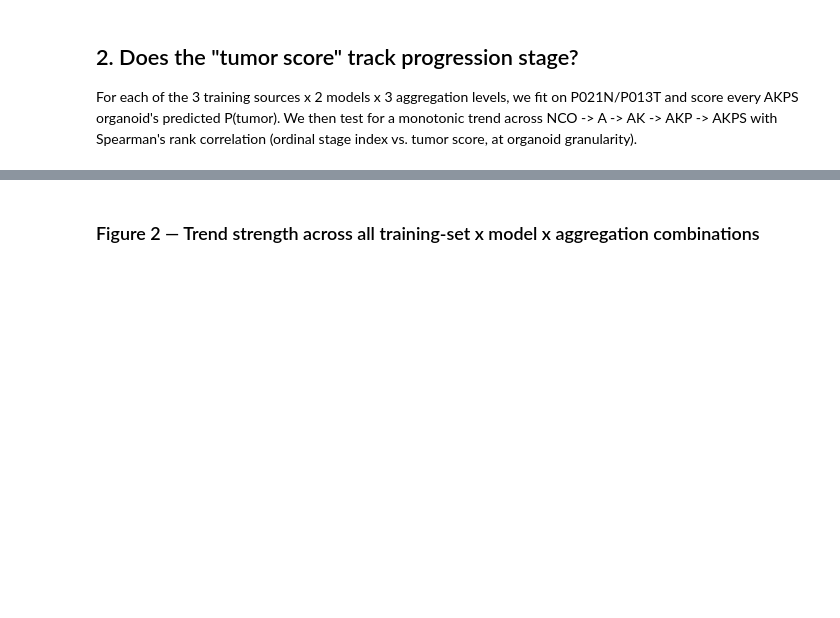
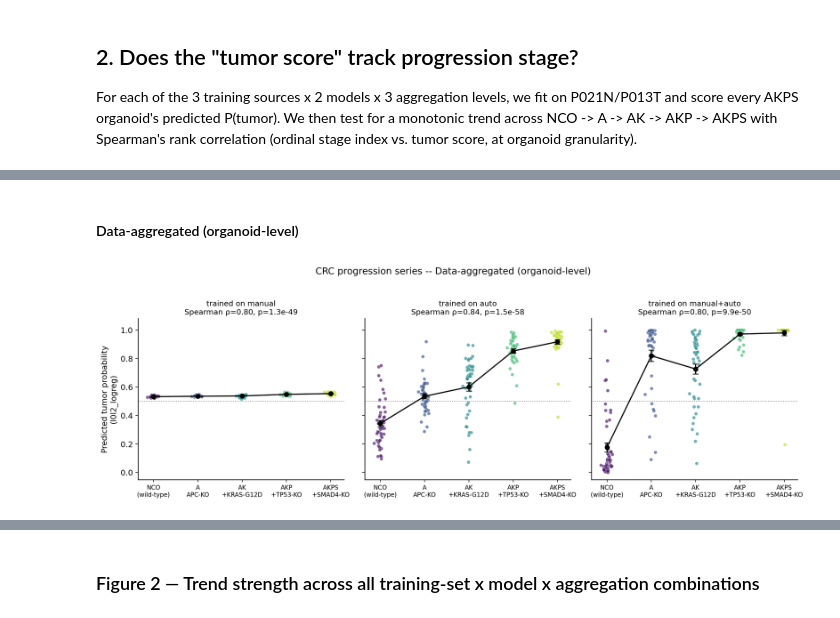
Before and after one commit to mario-koddenbrock/organoid_segmentation, a Jupyter notebook: notebooks/akps_progression.ipynb, the cells around one changed output, grey strips where cells are left out. Cells and saved outputs as stored; diff of their text form; code cells hidden in the pictures; blank space fills up the shorter version.

```diff
--- a/notebooks/akps_progression.ipynb
+++ b/notebooks/akps_progression.ipynb
@@ -145,0 +145,6 @@ organoids per line, or a dedicated ordinal model) to confirm.
+# %% [markdown]
+#### Data-aggregated (organoid-level)
+# %%
+display(Image(filename=str(RESULTS_DIR / 'akps_trend_plot_organoid_data_agg.png')))
+# %% [output]
+[figure, added]
```
Also changed, not shown: parts of 9 cells of this notebook.
